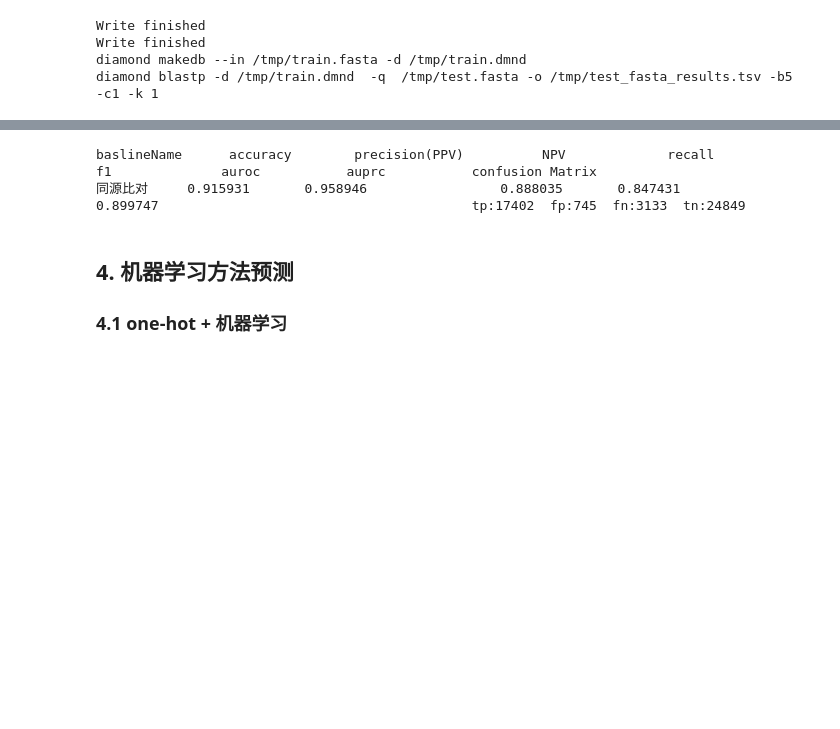
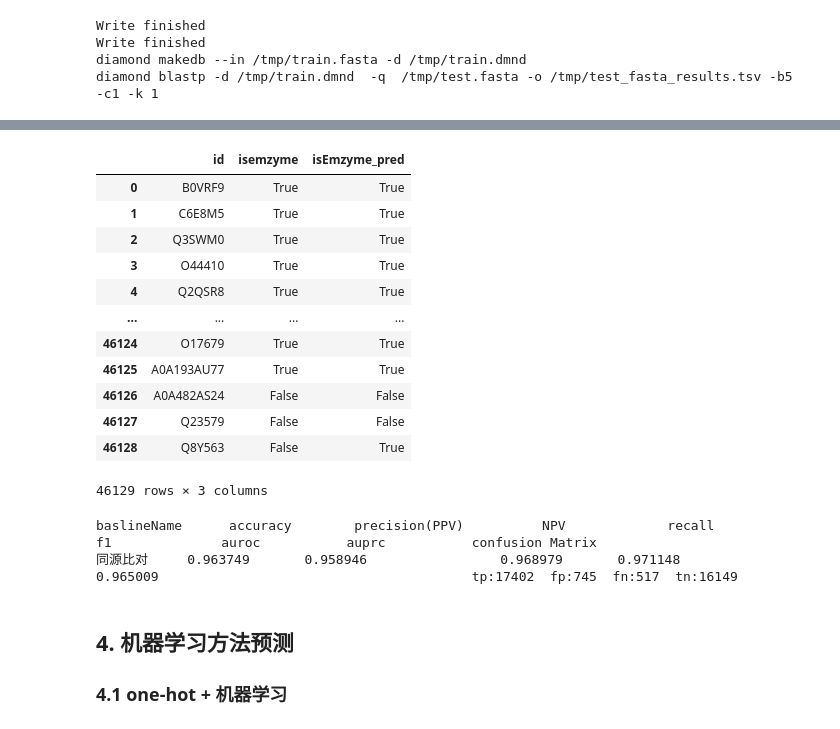
Before and after one commit to kingstdio/BioUniprot, a Jupyter notebook: tasks/task1/task1_isEnzyme-V2.ipynb, the cells around one changed output, grey strips where cells are left out. Drawn from its saved outputs; the diff is of its cells as text; code cells hidden in the pictures; blank space fills up the shorter version.

```diff
--- a/tasks/task1/task1_isEnzyme-V2.ipynb
+++ b/tasks/task1/task1_isEnzyme-V2.ipynb
@@ -108,7 +119,9 @@ from pyecharts.globals import ThemeType
 ## 2. 加载数据
 # %%
 train = pd.read_hdf('./data/train.h5',key='data')
+train.ec_number = train.ec_number.apply(lambda x: x.replace(',', ''))
 test = pd.read_hdf('./data/test.h5',key='data')
+test.ec_number = test.ec_number.apply(lambda x: x.replace(',', ''))
 head = funclib.table_head + ['f'+str(i) for i in range(1, 1901) ]
 train.columns = head
 test.columns = head
@@ -122,3 +137,10 @@ Write finished
 Write finished
 diamond makedb --in /tmp/train.fasta -d /tmp/train.dmnd
 diamond blastp -d /tmp/train.dmnd  -q  /tmp/test.fasta -o /tmp/test_fasta_results.tsv -b5 -c1 -k 1
+# %%
+# 给比对结果添加标签
+isEmzyme_dict = {v: k for k,v in zip(train.isemzyme, train.id )}
+res_data['isEmzyme_pred'] = res_data['sseqid'].apply(lambda x: isEmzyme_dict.get(x))
+
+isEmzyme_dict_test = {v: k for k,v in zip(test.isemzyme, test.id )}
+res_data['isEmzyme_groudtruth'] = res_data['id'].apply(lambda x: isEmzyme_dict_test.get(x))
@@ -125,25 +176,29 @@ diamond blastp -d /tmp/train.dmnd  -q  /tmp/test.fasta -o /tmp/test_fasta_result
+# %%
+# 填充没有比对结果的值为非酶
+res.fillna(True, inplace=False)
+
+# # 填充没有比对结果的值为酶
+# res.fillna(True, inplace=True)
+
+# # 填充没有比对结果的值 随机填充
+# list_enornot=[True, False]
+# for i in range(len(res[(res.isEmzyme_pred.isnull())])):
+#     res.fillna(random.choice(list_enornot), inplace=True, limit=1)
+# %% [output]
+|  | id | isemzyme | isEmzyme_pred |
+| 0 | B0VRF9 | True | True |
+| 1 | C6E8M5 | True | True |
+| 2 | Q3SWM0 | True | True |
+| 3 | O44410 | True | True |
+| 4 | Q2QSR8 | True | True |
+| ... | ... | ... | ... |
+| 46124 | O17679 | True | True |
+| 46125 | A0A193AU77 | True | True |
+| 46126 | A0A482AS24 | False | False |
+| 46127 | Q23579 | False | False |
+| 46128 | Q8Y563 | False | True |
+46129 rows × 3 columns
 # %%
-# 给比对结果添加标签
-isEmzyme_dict = {v: k for k,v in zip(train.isemzyme, train.id )}
-res_data['isEmzyme_pred'] = res_data['sseqid'].apply(lambda x: isEmzyme_dict.get(x))
-
-# 获取比对结果
-res_data_sub = res_data[['id','isEmzyme_pred']]
-
-
-#选取测试集的ID与是否是酶2列
-test_data_sub=test[['id', 'isemzyme']]
-test_data_sub.reset_index(drop=True, inplace=True)
-
-#拼合比对结果到测试集
-res = pd.merge(test_data_sub,res_data_sub, on='id', how='left')
-
-# 填充没有比对结果的值为非酶
-res.fillna(False, inplace=True)
-
-
-
-
 # 计算指标
 tp = len(res[res.isemzyme & res.isEmzyme_pred])
 fp = len(res[(res.isemzyme ==False) & (res.isEmzyme_pred)])
@@ -152,7 +207,7 @@ fn = len(res[(res.isemzyme ) & (res.isEmzyme_pred == False)])
 funclib.caculateMetrix_1('同源比对',tp, fp, tn,fn)
 # %% [output]
 baslineName      accuracy        precision(PPV)          NPV             recall          f1              auroc           auprc           confusion Matrix
-同源比对     0.915931       0.958946                 0.888035       0.847431         0.899747                                        tp:17402  fp:745  fn:3133  tn:24849
+同源比对     0.963749       0.958946                 0.968979       0.971148         0.965009                                        tp:17402  fp:745  fn:517  tn:16149
 # %% [markdown]
 ## 4. 机器学习方法预测
 ### 4.1 one-hot + 机器学习
```
Also changed, not shown: parts of 22 cells of this notebook, 7 other files.
